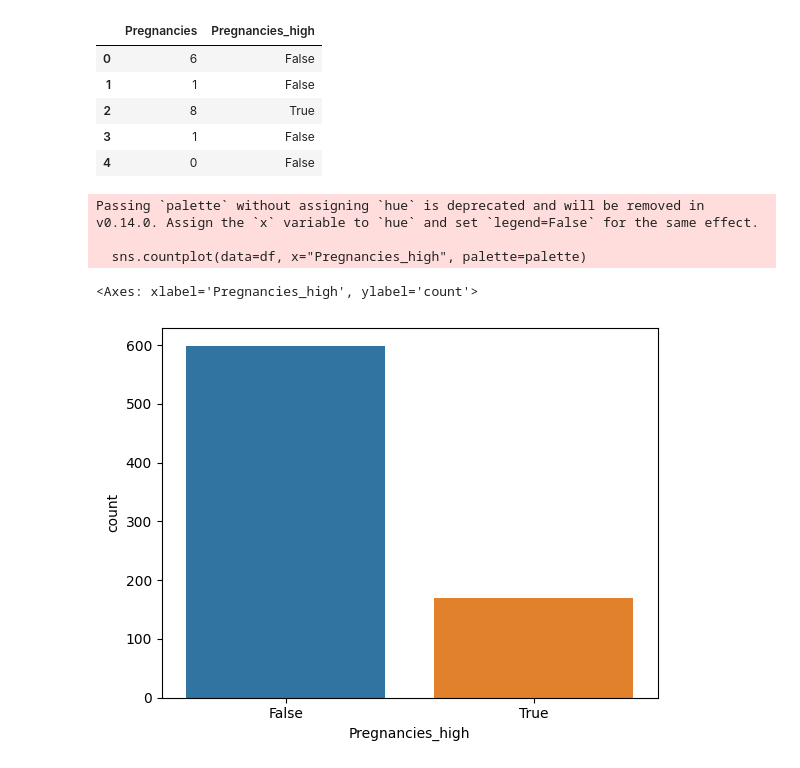
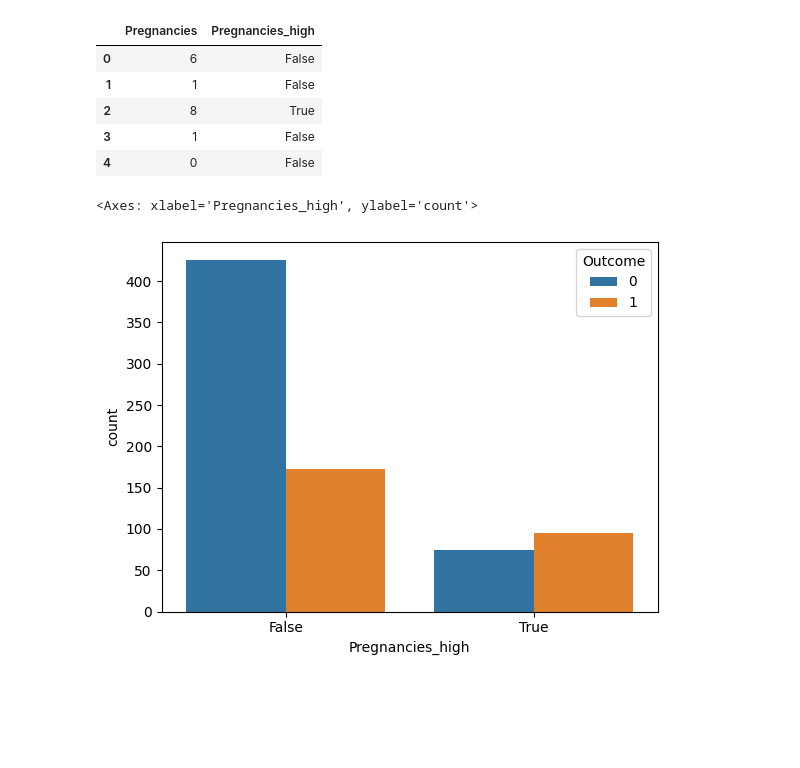
Before and after one commit to JeongeunL/Boostcourse, a Jupyter notebook: 3_Pima_diabetes_data_with_EDA.ipynb, the cells around one changed output. Cells and saved outputs as stored; diff of their text form; code cells hidden in the pictures; blank space fills up the shorter version.

```diff
--- a/3_Pima_diabetes_data_with_EDA.ipynb
+++ b/3_Pima_diabetes_data_with_EDA.ipynb
@@ -269,13 +271,10 @@ df[["Pregnancies", "Pregnancies_high"]].head()
 # %%
 # Pregnancies_high 변수의 빈도수를 countplot으로 그리고
 # Outcome 값에 따라 다른 색상으로 표현
 
-sns.countplot(data=df, x="Pregnancies_high", palette=palette)
-# -> 발병 빈도에서 임신 횟수 7번 이상의 case보다 미만인 case가 훨씬 더 많다.
-# => 임신 횟수가 많아질수록 당뇨병 발병률이 높아보였던 것은, 임신 횟수가 높은 데이터가 적어서였음
+sns.countplot(data=df, x="Pregnancies_high", palette=palette, hue="Outcome")
+# -> 임신 횟수가 적은 그룹에서는 당뇨병 발병 비율이 상대적으로 적지만,
+# 임신 횟수가 많은 그룹에서는 당뇨병 발병 비율이 조금 더 높다.
 # %% [output]
-Passing `palette` without assigning `hue` is deprecated and will be removed in v0.14.0. Assign the `x` variable to `hue` and set `legend=False` for the same effect.
-
-  sns.countplot(data=df, x="Pregnancies_high", palette=palette)
+<Axes: xlabel='Pregnancies_high', ylabel='count'>
-<Axes: xlabel='Pregnancies_high', ylabel='count'>
-[figure, old version]
+[figure, new version]
```
Also changed, not shown: parts of 23 cells of this notebook.
